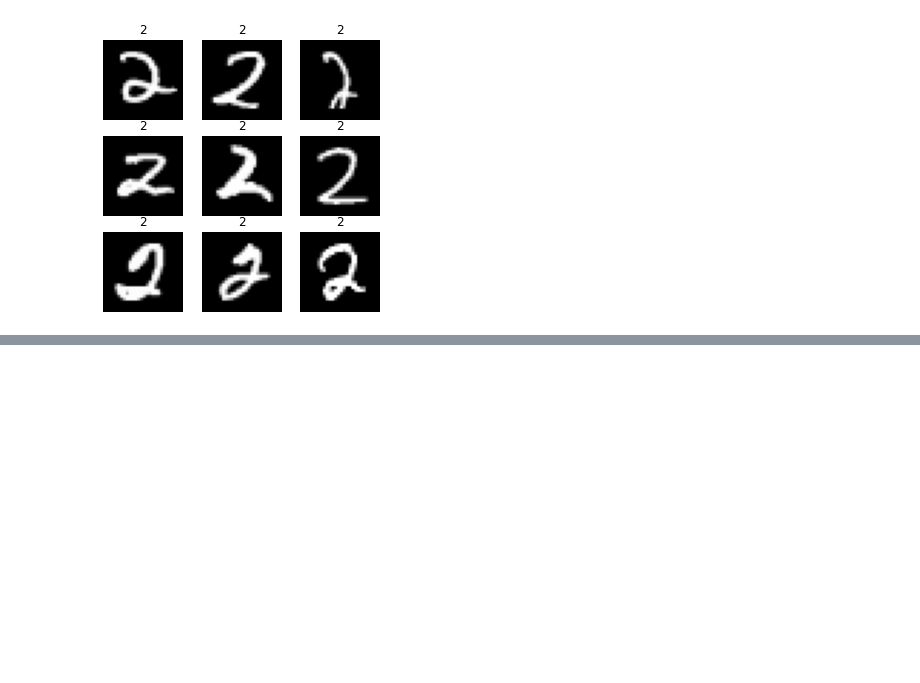
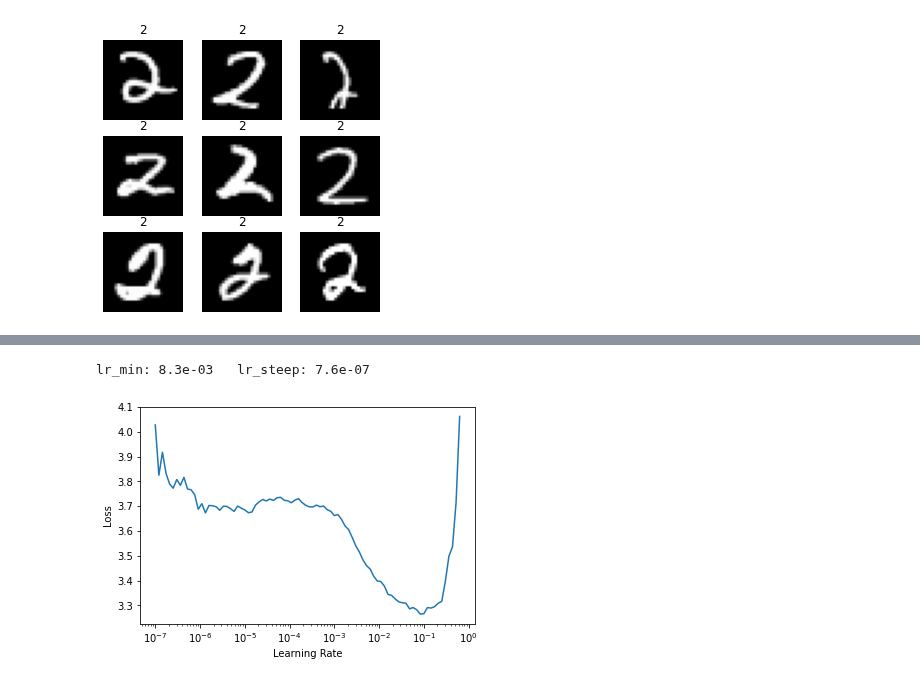
Before and after one commit to Aravinda89/fastai_bootcamp, a Jupyter notebook: Gayan_DL201_Pract_1.ipynb, the cells around one changed output, grey strips where cells are left out. Drawn from its saved outputs; the diff is of its cells as text; code cells hidden in the pictures; blank space fills up the shorter version.

```diff
--- a/Gayan_DL201_Pract_1.ipynb
+++ b/Gayan_DL201_Pract_1.ipynb
@@ -598,0 +643,5 @@ test_dl.show_batch(max_n=9, figsize=(5, 5))
+# %%
+learn = cnn_learner(dls, resnet18, metrics=[error_rate, accuracy])
+lr_min, lr_steep = learn.lr_find()
+print(f"lr_min: {lr_min:.1e}   lr_steep: {lr_steep:.1e}")
+# %% [output]
@@ -598,0 +649,2 @@ test_dl.show_batch(max_n=9, figsize=(5, 5))
+lr_min: 8.3e-03   lr_steep: 7.6e-07
+[figure, added]
```
Also changed, not shown: parts of 55 cells of this notebook.
